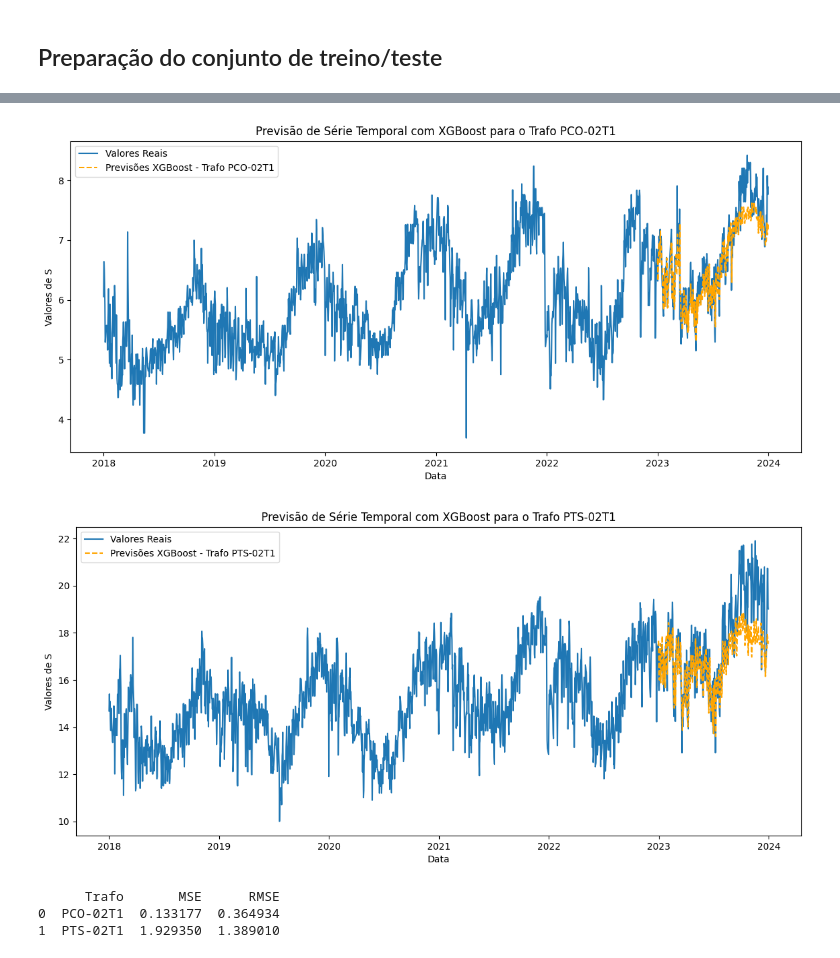
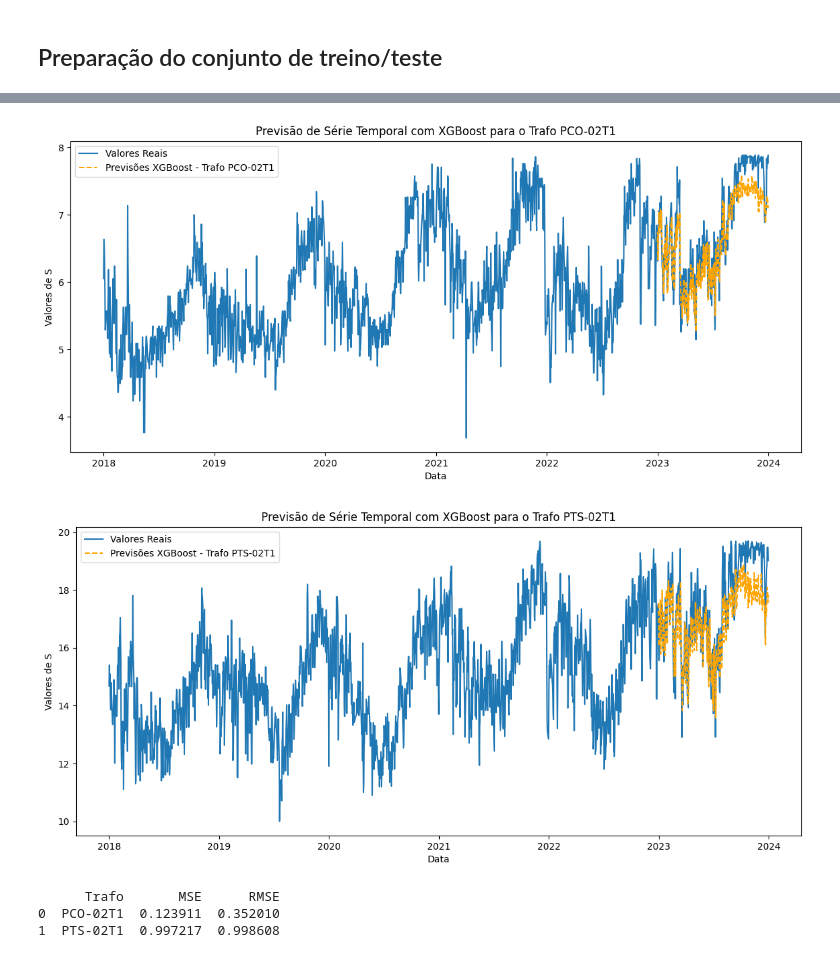
Before and after one commit to ruanvirginio/scriptsMestrado, a Jupyter notebook: transformaBaseST.ipynb, the cells around one changed output, grey strips where cells are left out. Cells and saved outputs as stored; diff of their text form; code cells hidden in the pictures.

```diff
--- a/transformaBaseST.ipynb
+++ b/transformaBaseST.ipynb
@@ -30,7 +30,6 @@ def filtrar_coluna_media_movel(df, coluna, janela=20, threshold=4):
     media_movel = df[coluna].rolling(window=janela, center=True).mean()
     desvio = np.abs(df[coluna] - media_movel)
 
-    # Determinando o limite de outliers baseado no desvio padrão local
     limite_superior = media_movel + threshold * desvio.std()
     limite_inferior = media_movel - threshold * desvio.std()
 
@@ -42,7 +41,6 @@ def filtrar_coluna_zscore(df, coluna, threshold=3):
     desvio_padrao = df[coluna].std()
     z_scores = (df[coluna] - media) / desvio_padrao
 
-    # Filtrando os valores cujo Z-Score seja menor que o threshold
     return df[np.abs(z_scores) < threshold]
 
 
@@ -57,9 +55,6 @@ def aplicar_filtro(df, coluna, metodo='iqr', janela=20, threshold=4, z_threshold
     else:
         raise ValueError("Método inválido! Escolha entre 'iqr', 'media_movel' ou 'zscore'.")
 
-
-
-# Renomeando as colunas
 df.rename(columns={
     'Potencia Ativa': 'P',
     'Potencia Reativa': 'Q',
@@ -69,7 +64,7 @@ df.rename(columns={
 # Convertendo para datetime e salvando o módulo dos valores, pois pode ocorrer valores negativos
 df['datahora'] = pd.to_datetime(df['datahora'], dayfirst=True, errors='coerce')
 df['P'] = df['P'].abs()  # salvando o módulo dos valores
-df['Q'] = df['Q'].abs()  # salvando o módulo dos valores
+df['Q'] = df['Q'].abs()
 df['S'] = np.sqrt(df['P']**2 + df['Q']**2)  # Calculando a potência aparente (S), em kVA
 
 # Removendo linhas com S = 0
@@ -79,13 +74,12 @@ df = df[df['S'] != 0]
 df_filtrado = pd.DataFrame()
 
 # Escolha do método de filtragem ('iqr', 'media_movel' ou 'zscore')
-metodo_filtro = 'media_movel'
+metodo_filtro = 'iqr'
 
-# Percorrendo cada transformador
+# Aplicando o filtro pra limpar os outliers pra cada transformador
 for trafo in df['TRAFO'].unique():
     df_trafo = df[df['TRAFO'] == trafo]
 
-    # Aplicando o filtro escolhido
     df_trafo_filtrado = aplicar_filtro(df_trafo, 'S', metodo=metodo_filtro, janela=20, threshold=4, z_threshold=3)
 
     # Adicionar os dados filtrados ao DataFrame final
@@ -255,37 +246,37 @@ def treinar_e_prever_XGBoost(df_filtrado, trafos_escolhidos, n_estimators=1000,
 
         # Cálculo dos erros
         mse = mean_squared_error(y_test_inverso, y_pred)
         rmse = sqrt(mse)
 
         # Ajustando o índice para os dados de previsão
         df_previsoes = df.index[split + janela:]
 
         # Visualizando os resultados
         plt.figure(figsize=(14, 6))
         plt.plot(df.index, df['S'], label='Valores Reais')
         plt.plot(df_previsoes, y_pred, label=f'Previsões XGBoost - Trafo {trafo}', linestyle='--', color='orange')
         plt.xlabel('Data')
         plt.ylabel('Valores de S')
         plt.title(f'Previsão de Série Temporal com XGBoost para o Trafo {trafo}')
         plt.legend()
         plt.show()
 
         # Armazenando os resultados em uma lista
         resultados.append({'Trafo': trafo, 'MSE': mse, 'RMSE': rmse})
 
     # Retornando os resultados como DataFrame
     return pd.DataFrame(resultados)
 
-
 n_estimators = 1000
 learning_rate = 0.01
 janela = 365
+trafos_escolhidos = ['PCO-02T1', 'PTS-02T1']
 
-resultados = treinar_e_prever_XGBoost(df_filtrado, trafo_escolhido, n_estimators=n_estimators, learning_rate=learning_rate, janela=janela)
+resultados = treinar_e_prever_XGBoost(df_filtrado, trafos_escolhidos, n_estimators=n_estimators, learning_rate=learning_rate, janela=janela)
 print(resultados)
 # %% [output]
-[figure, old version]
+[figure, new version]
-[figure, old version]
+[figure, new version]
       Trafo       MSE      RMSE
-0  PCO-02T1  0.133177  0.364934
-1  PTS-02T1  1.929350  1.389010
+0  PCO-02T1  0.123911  0.352010
+1  PTS-02T1  0.997217  0.998608
```
Also changed, not shown: parts of 1 cell of this notebook.
